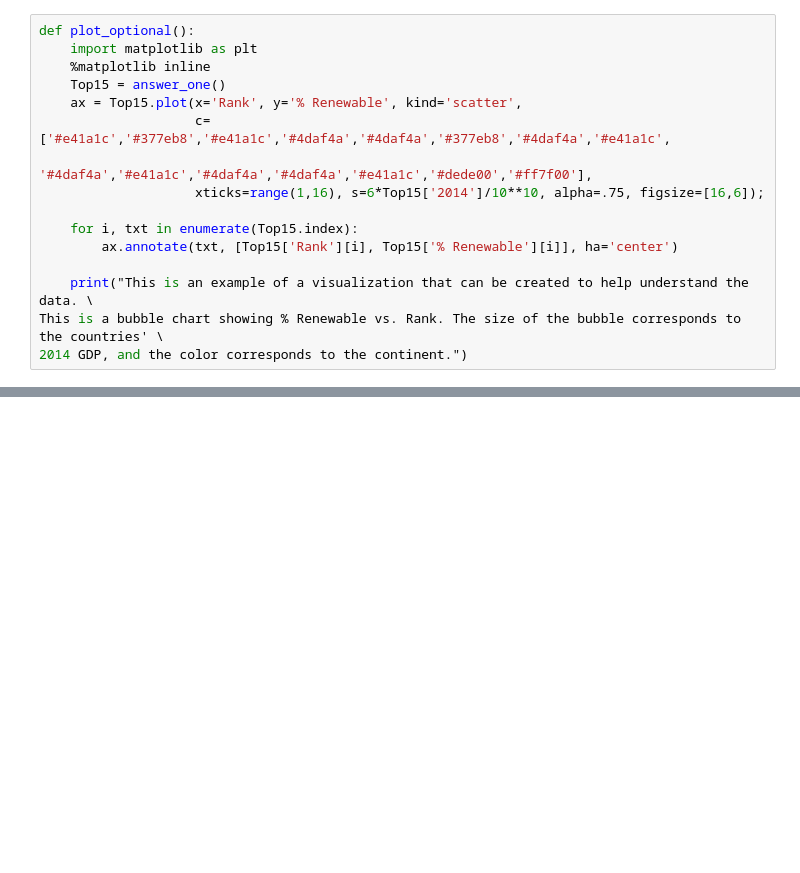
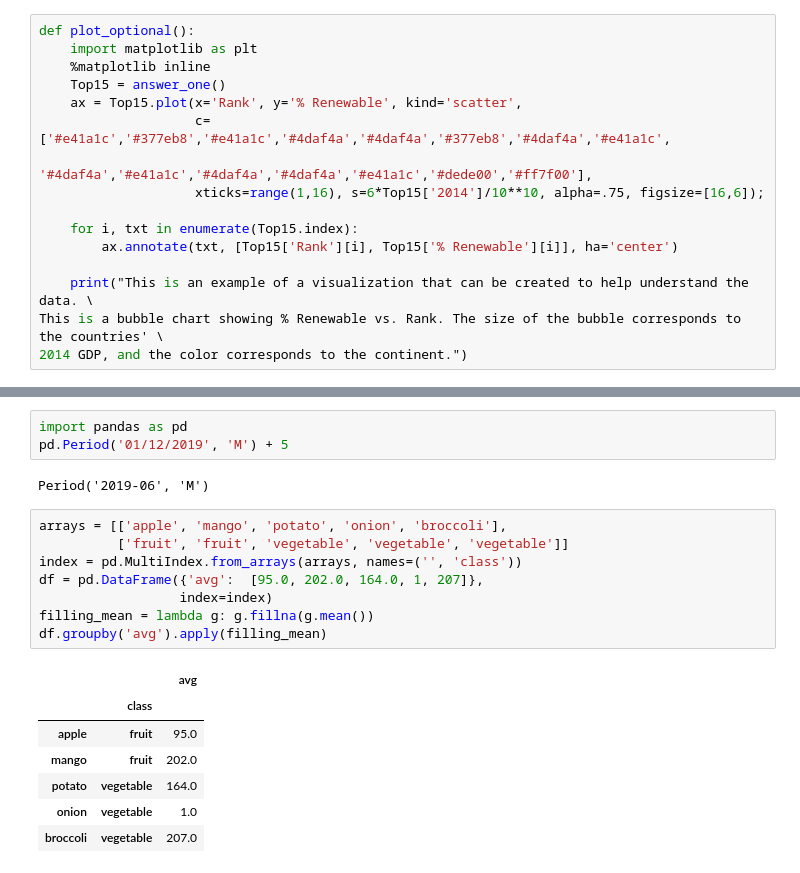
Before and after one commit to abx123/jupyter, a Jupyter notebook: resources/week-3/Assignment.ipynb, the cells around one changed output, grey strips where cells are left out. Saved outputs shown, nothing was run; the diff lists cells and outputs as text; blank space fills up the shorter version.

```diff
--- a/resources/week-3/Assignment.ipynb
+++ b/resources/week-3/Assignment.ipynb
@@ -433,0 +452,21 @@ This is a bubble chart showing % Renewable vs. Rank. The size of the bubble corr
+# %%
+import pandas as pd
+pd.Period('01/12/2019', 'M') + 5
+# %% [output]
+Period('2019-06', 'M')
+# %%
+arrays = [['apple', 'mango', 'potato', 'onion', 'broccoli'],
+          ['fruit', 'fruit', 'vegetable', 'vegetable', 'vegetable']]
+index = pd.MultiIndex.from_arrays(arrays, names=('', 'class'))
+df = pd.DataFrame({'avg':  [95.0, 202.0, 164.0, 1, 207]},
+                  index=index)
+filling_mean = lambda g: g.fillna(g.mean())
+df.groupby('avg').apply(filling_mean)
+# %% [output]
+|  |  | avg |
+|  | class |  |
+| apple | fruit | 95.0 |
+| mango | fruit | 202.0 |
+| potato | vegetable | 164.0 |
+| onion | vegetable | 1.0 |
+| broccoli | vegetable | 207.0 |
```
Also changed, not shown: parts of 4 cells of this notebook.
